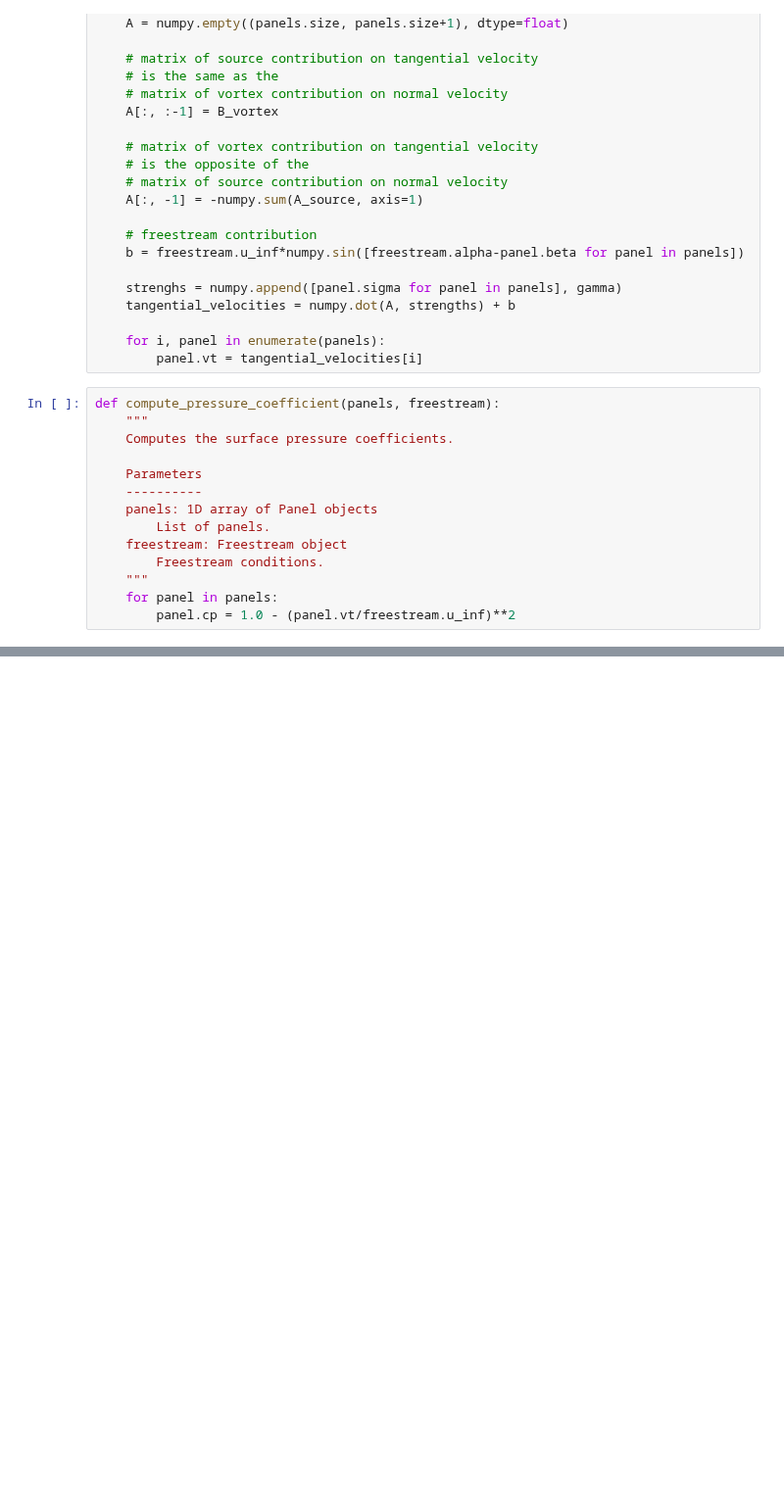
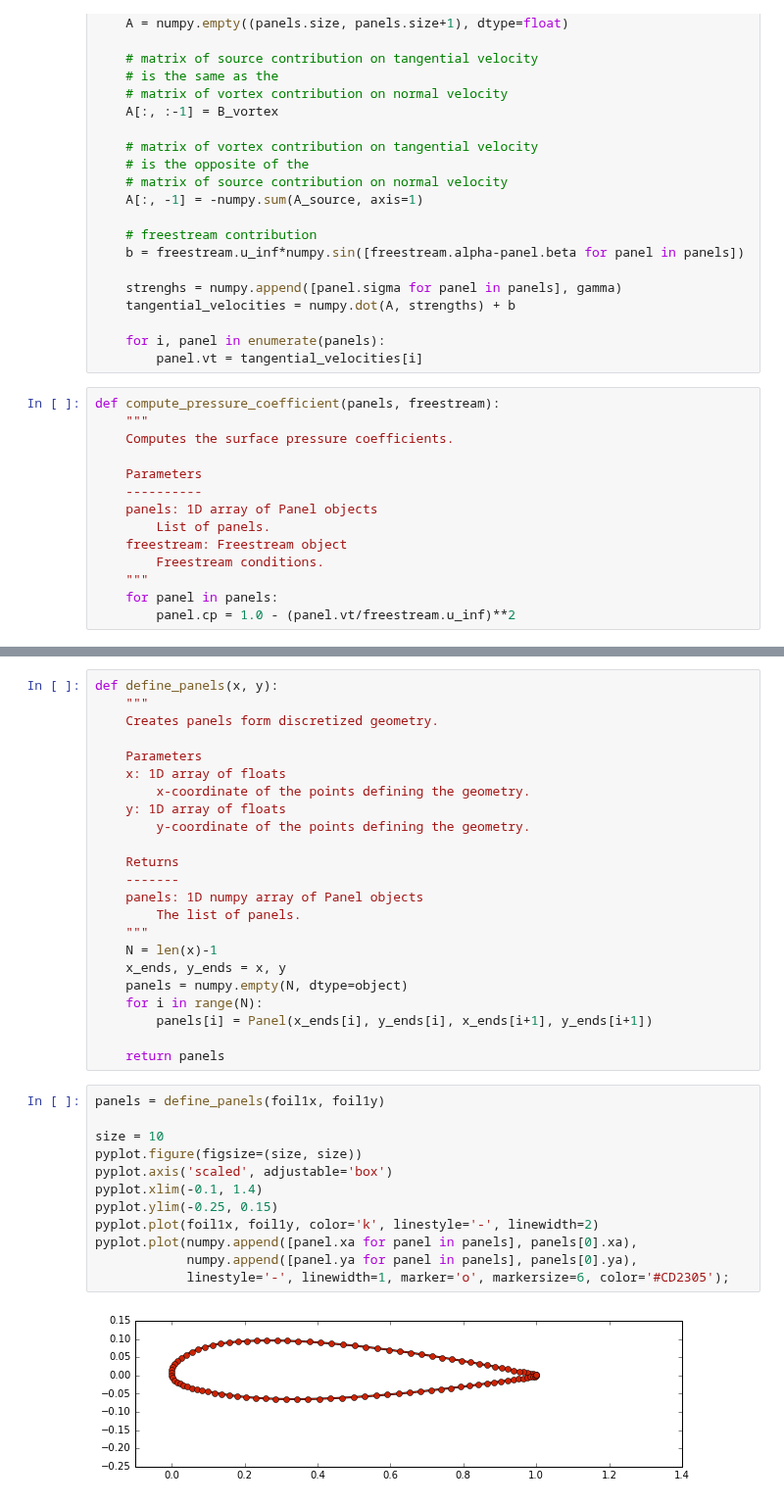
Before and after one commit to barbagroup/AeroPython-studentprojects2017, a Jupyter notebook: leauerbach/FinalProject.ipynb, the cells around one changed output, grey strips where cells are left out. Shown at 98% size. Drawn from its saved outputs; the diff is of its cells as text; blank space fills up the shorter version.

Commit message:
first geometry started

```diff
--- a/leauerbach/FinalProject.ipynb
+++ b/leauerbach/FinalProject.ipynb
@@ -356,0 +370,37 @@ def compute_pressure_coefficient(panels, freestream):
+# %%
+def define_panels(x, y):
+    """
+    Creates panels form discretized geometry.
+
+    Parameters
+    x: 1D array of floats
+        x-coordinate of the points defining the geometry.
+    y: 1D array of floats
+        y-coordinate of the points defining the geometry.
+
+    Returns
+    -------
+    panels: 1D numpy array of Panel objects
+        The list of panels.
+    """
+    N = len(x)-1
+    x_ends, y_ends = x, y
+    panels = numpy.empty(N, dtype=object)
+    for i in range(N):
+        panels[i] = Panel(x_ends[i], y_ends[i], x_ends[i+1], y_ends[i+1])
+
+    return panels
+# %%
+panels = define_panels(foil1x, foil1y)
+
+size = 10
+pyplot.figure(figsize=(size, size))
+pyplot.axis('scaled', adjustable='box')
+pyplot.xlim(-0.1, 1.4)
+pyplot.ylim(-0.25, 0.15)
+pyplot.plot(foil1x, foil1y, color='k', linestyle='-', linewidth=2)
+pyplot.plot(numpy.append([panel.xa for panel in panels], panels[0].xa),
+            numpy.append([panel.ya for panel in panels], panels[0].ya),
+            linestyle='-', linewidth=1, marker='o', markersize=6, color='#CD2305');
+# %% [output]
+[figure, added]
```
Also changed, not shown: parts of 3 cells of this notebook, 1 other file.
